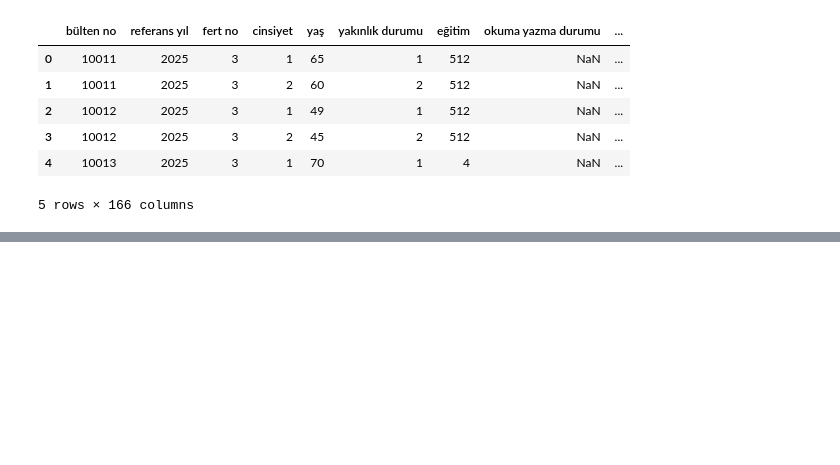
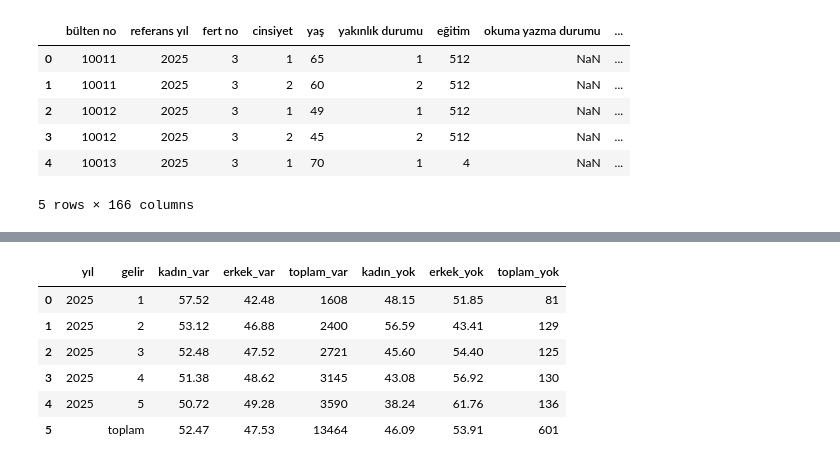
Before and after one commit to dilarasenay/hanehalki-bilisim-teknolojileri-tuik, a Jupyter notebook: 2025yilihane.ipynb, the cells around one changed output, grey strips where cells are left out. Saved outputs shown, nothing was run; the diff lists cells and outputs as text; code cells hidden in the pictures; blank space fills up the shorter version.

```diff
--- a/2025yilihane.ipynb
+++ b/2025yilihane.ipynb
@@ -842,0 +1059,78 @@ df.head()
+# %%
+import pandas as pd
+import numpy as np
+
+YIL = 2025
+
+gelir_col = "hanenin aylık toplam net geliri (5'li gelir grubu)"
+saglik_col = "fiziksel sağlık bilgisi arama"
+
+df["gelir_raw"] = pd.to_numeric(df[gelir_col], errors="coerce")
+
+df["gelir_5li_esit"] = pd.qcut(
+    df["gelir_raw"].rank(method="first"),
+    q=5,
+    labels=["1", "2", "3", "4", "5"]
+)
+
+df["fiziksel_saglik"] = df[saglik_col].replace({
+    "Evet": 1,
+    "Hayır": 0,
+    1: 1,
+    2: 0
+})
+
+sonuc = []
+
+for gelir in ["1", "2", "3", "4", "5"]:
+
+    alt = df[df["gelir_5li_esit"] == gelir]
+
+    var_df = alt[alt["fiziksel_saglik"] == 1]
+    yok_df = alt[alt["fiziksel_saglik"] == 0]
+
+    var_toplam = len(var_df)
+    yok_toplam = len(yok_df)
+
+    sonuc.append({
+        "yıl": YIL,
+        "gelir": gelir,
+
+        "kadın_var": round((var_df["cinsiyet"] == 2).mean() * 100, 2) if var_toplam > 0 else 0,
+        "erkek_var": round((var_df["cinsiyet"] == 1).mean() * 100, 2) if var_toplam > 0 else 0,
+        "toplam_var": var_toplam,
+
+        "kadın_yok": round((yok_df["cinsiyet"] == 2).mean() * 100, 2) if yok_toplam > 0 else 0,
+        "erkek_yok": round((yok_df["cinsiyet"] == 1).mean() * 100, 2) if yok_toplam > 0 else 0,
+        "toplam_yok": yok_toplam
+    })
+
+final_tablo = pd.DataFrame(sonuc)
+
+var_df = df[df["fiziksel_saglik"] == 1]
+yok_df = df[df["fiziksel_saglik"] == 0]
+
+toplam_satiri = pd.DataFrame([{
+    "yıl": "",
+    "gelir": "toplam",
+
+    "kadın_var": round((var_df["cinsiyet"] == 2).mean() * 100, 2),
+    "erkek_var": round((var_df["cinsiyet"] == 1).mean() * 100, 2),
+    "toplam_var": len(var_df),
+
+    "kadın_yok": round((yok_df["cinsiyet"] == 2).mean() * 100, 2),
+    "erkek_yok": round((yok_df["cinsiyet"] == 1).mean() * 100, 2),
+    "toplam_yok": len(yok_df)
+}])
+
+final_tablo = pd.concat([final_tablo, toplam_satiri], ignore_index=True)
+
+display(final_tablo)
+# %% [output]
+|  | yıl | gelir | kadın_var | erkek_var | toplam_var | kadın_yok | erkek_yok | toplam_yok |
+| 0 | 2025 | 1 | 57.52 | 42.48 | 1608 | 48.15 | 51.85 | 81 |
+| 1 | 2025 | 2 | 53.12 | 46.88 | 2400 | 56.59 | 43.41 | 129 |
+| 2 | 2025 | 3 | 52.48 | 47.52 | 2721 | 45.60 | 54.40 | 125 |
+| 3 | 2025 | 4 | 51.38 | 48.62 | 3145 | 43.08 | 56.92 | 130 |
+| 4 | 2025 | 5 | 50.72 | 49.28 | 3590 | 38.24 | 61.76 | 136 |
+| 5 |  | toplam | 52.47 | 47.53 | 13464 | 46.09 | 53.91 | 601 |
```
Also changed, not shown: parts of 22 cells of this notebook, 10 other files.
